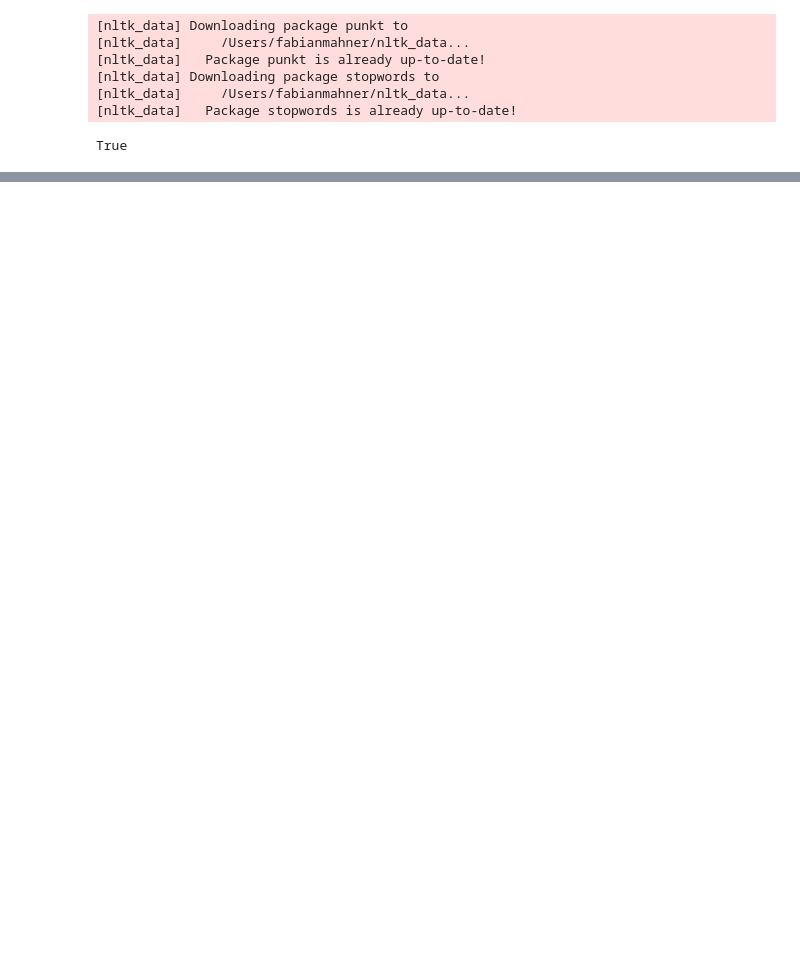
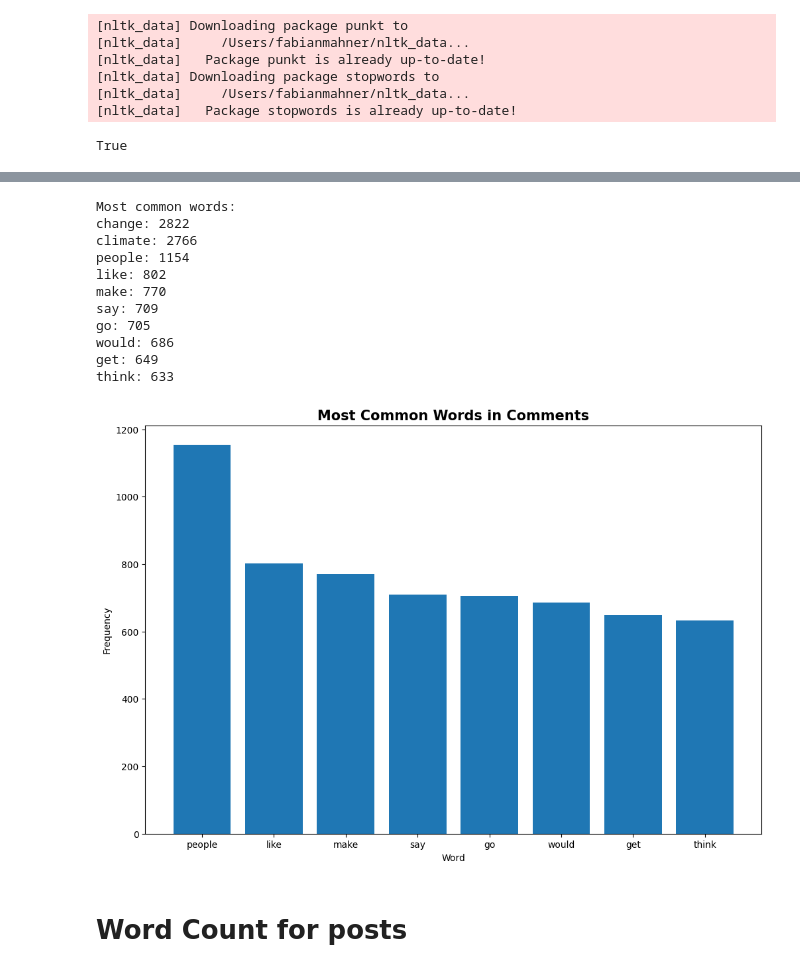
Before and after one commit to tobiaswtzl/dlss-project24, a Jupyter notebook: code/descriptives.ipynb, the cells around one changed output, grey strips where cells are left out. Drawn from its saved outputs; the diff is of its cells as text; code cells hidden in the pictures; blank space fills up the shorter version.

```diff
--- a/code/descriptives.ipynb
+++ b/code/descriptives.ipynb
@@ -283,0 +261,17 @@ TypeError: sequence item 0: expected str instance, float found
+# %%
+most_common_word(preprocessed_comments, "lemmatized")
+# %% [output]
+Most common words:
+change: 2822
+climate: 2766
+people: 1154
+like: 802
+make: 770
+say: 709
+go: 705
+would: 686
+get: 649
+think: 633
+[figure, added]
+# %% [markdown]
+# Word Count for posts
```
Also changed, not shown: parts of 16 cells of this notebook.
